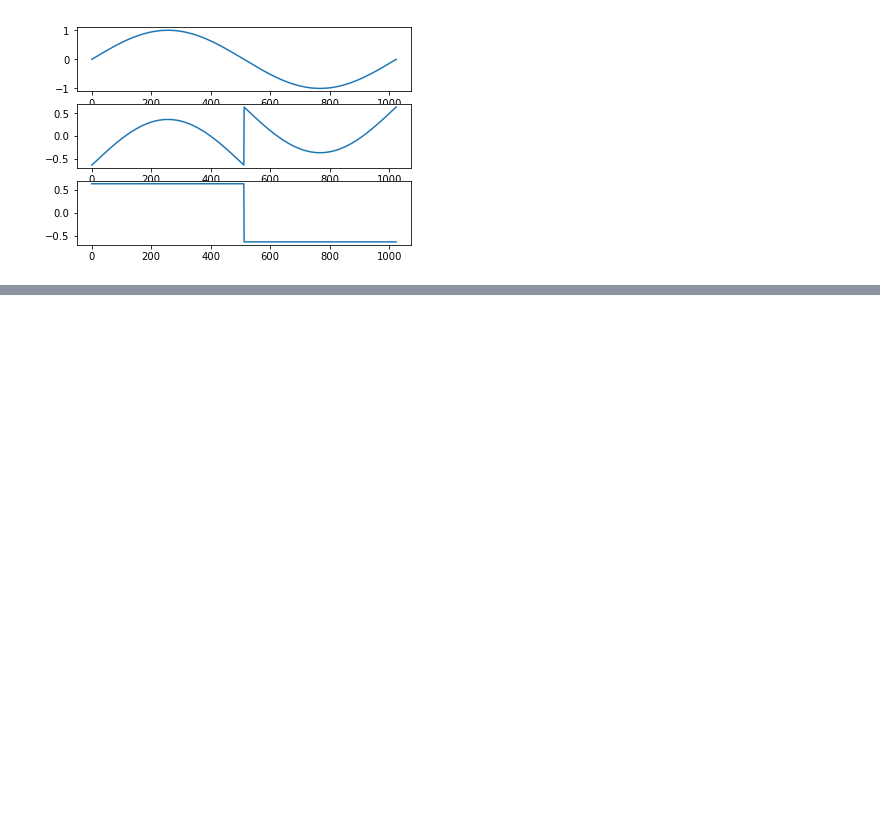
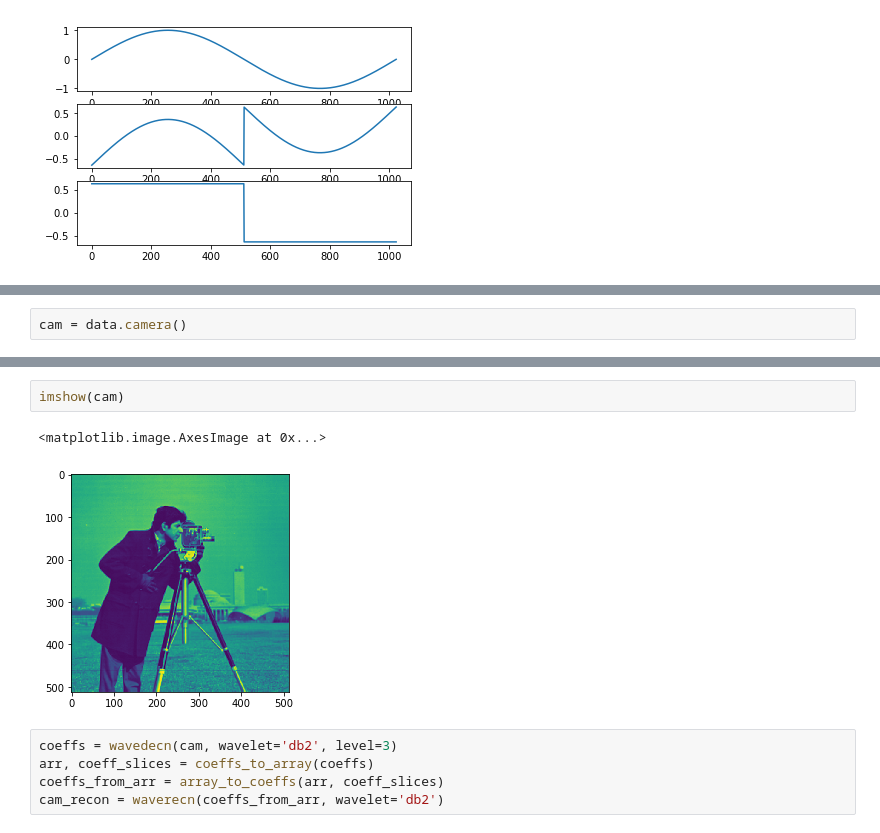
Before and after one commit to mlamoureux/Amat503, a Jupyter notebook: Lecture09_code.ipynb, the cells around one changed output, grey strips where cells are left out. Drawn from its saved outputs; the diff is of its cells as text; blank space fills up the shorter version.

```diff
--- a/Lecture09_code.ipynb
+++ b/Lecture09_code.ipynb
@@ -323,0 +426,2 @@ plot(x-y)
+# %%
+cam = data.camera()
@@ -323,0 +438,10 @@ plot(x-y)
+# %%
+imshow(cam)
+# %% [output]
+<matplotlib.image.AxesImage at 0x...>
+[figure, added]
+# %%
+coeffs = wavedecn(cam, wavelet='db2', level=3)
+arr, coeff_slices = coeffs_to_array(coeffs)
+coeffs_from_arr = array_to_coeffs(arr, coeff_slices)
+cam_recon = waverecn(coeffs_from_arr, wavelet='db2')
```
Also changed, not shown: parts of 19 cells of this notebook.
